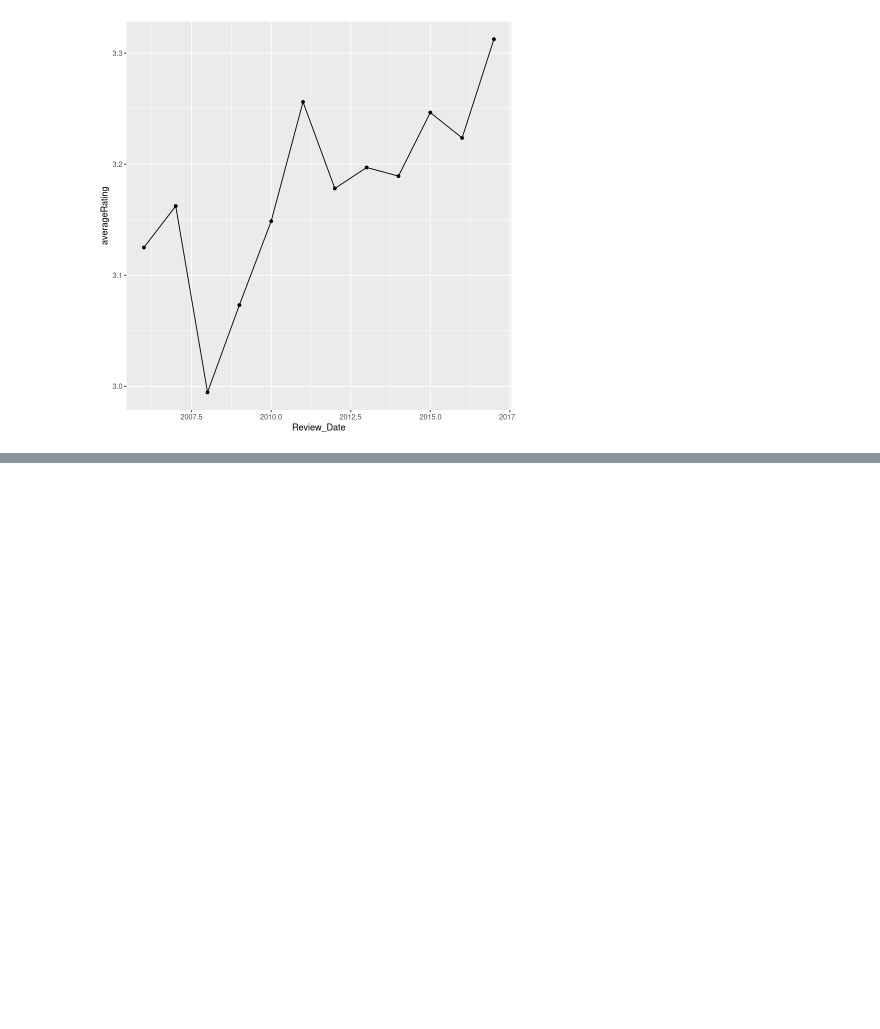
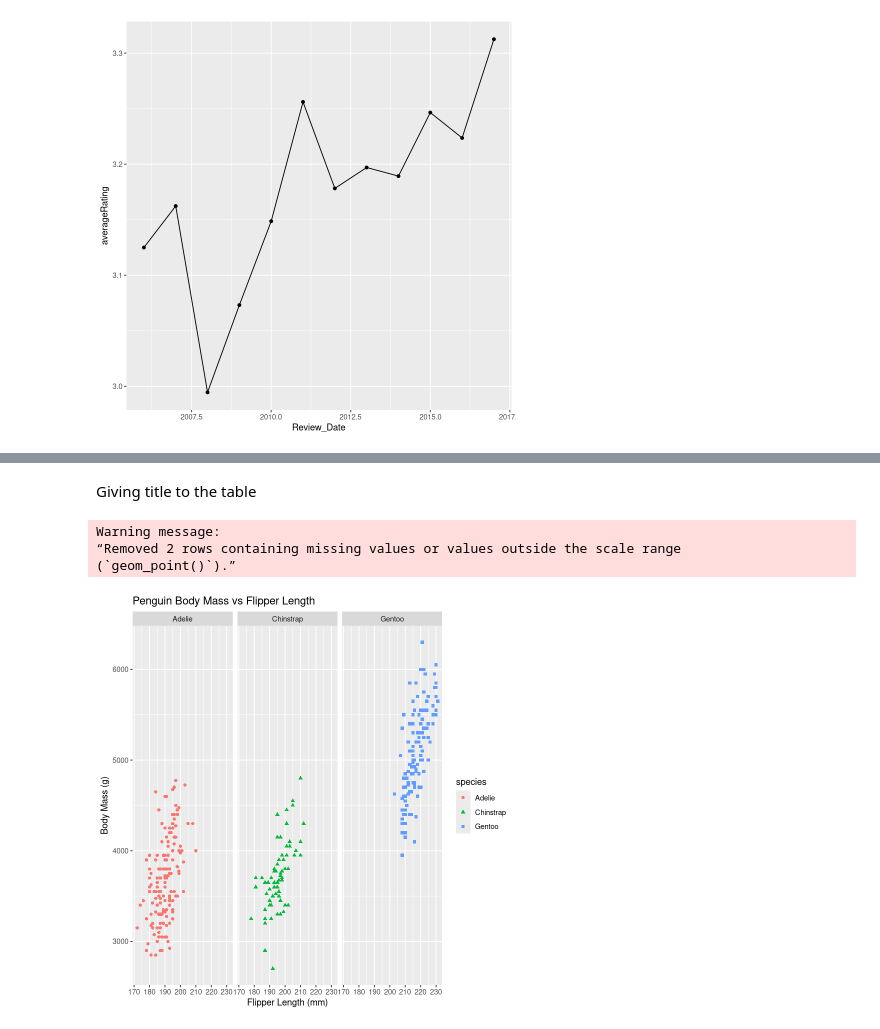
Before and after one commit to AdnanAI7/data_analysis, a Jupyter notebook: R Notebook /started.ipynb, the cells around one changed output, grey strips where cells are left out. Saved outputs shown, nothing was run; the diff lists cells and outputs as text; code cells hidden in the pictures; blank space fills up the shorter version.

```diff
--- a/R Notebook /started.ipynb
+++ b/R Notebook /started.ipynb
@@ -893,0 +938,13 @@ ggplot(averageRatingByYear, aes(y= averageRating, x = Review_Date )) +
+# %% [markdown]
+Giving title to the table
+# %%
+ggplot(data=penguins,aes(x=flipper_length_mm, y=body_mass_g)) +
+    geom_point(aes(shape=species, color=species))+facet_wrap(~species) +
+    labs(title="Penguin Body Mass vs Flipper Length",
+         x="Flipper Length (mm)",
+         y="Body Mass (g)")
+# %% [output]
+Warning message:
+“Removed 2 rows containing missing values or values outside the scale range
+(`geom_point()`).”
+[figure, added]
```
Also changed, not shown: parts of 8 cells of this notebook, 4 other files.
